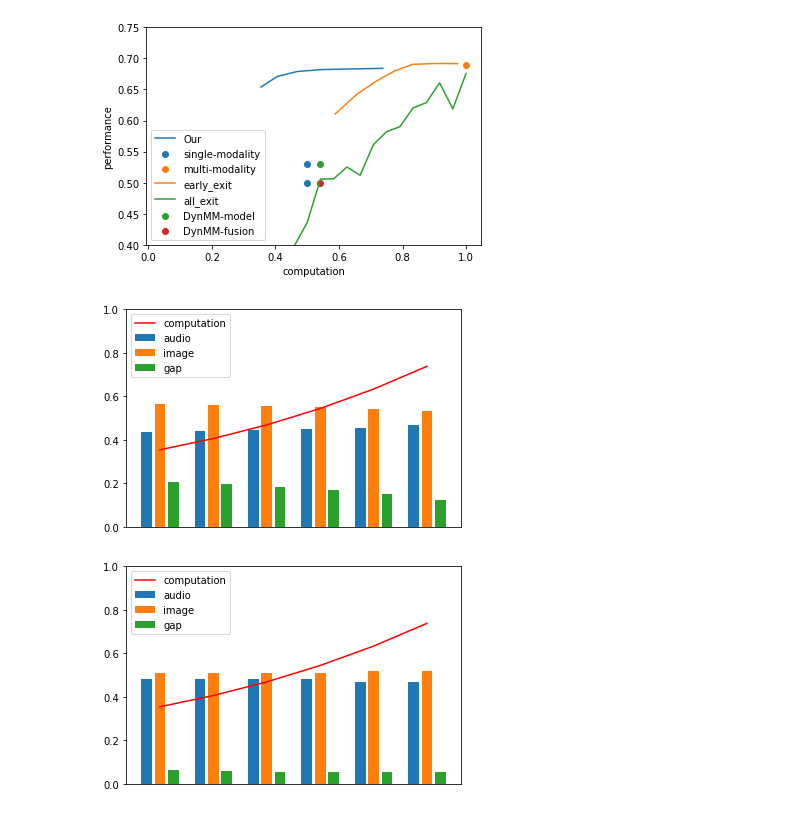
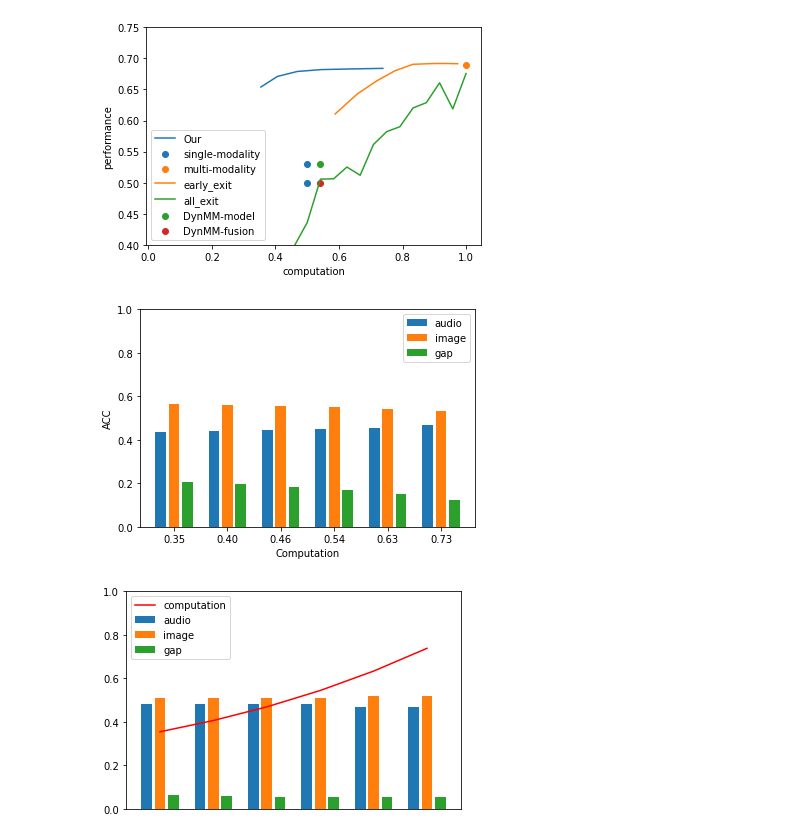
Before and after one commit to lixinghe1999/multi_modal, a Jupyter notebook: plot.ipynb, the cells around one changed output. Cells and saved outputs as stored; diff of their text form; code cells hidden in the pictures.

```diff
--- a/plot.ipynb
+++ b/plot.ipynb
@@ -45,20 +45,22 @@ plt.show()
 [figure]
 # %%
 ratio = [0.3, 0.4, 0.5, 0.6, 0.7, 0.8]
-computation = [(1 + r + r**2 + r**3)/4 for r in ratio]
+computation = [str((1 + r + r**2 + r**3)/4)[:4] for r in ratio]
 modality = [[0.43456122, 0.56543878, 0.20832791], [0.4387404,  0.5612596,  0.19698555],
             [0.44318426, 0.55681574, 0.18439523], [0.44848041, 0.55151959, 0.17053524],
             [0.45636093, 0.54363907, 0.15178096], [0.46759004, 0.53240996, 0.12514269]]
 plt.bar(range(0, 24, 4), [modality[i][0] for i in range(len(ratio))], label='audio')
 plt.bar(range(1, 24, 4), [modality[i][1] for i in range(len(ratio))], label='image')
 plt.bar(range(2, 24, 4), [modality[i][2] for i in range(len(ratio))], label='gap')
-plt.plot(range(1, 24, 4), computation, c='r', label='computation')
+# plt.plot(range(1, 24, 4), computation, c='r', label='computation')
 plt.legend()
 plt.ylim([0, 1])
-plt.xticks([])
+plt.ylabel('ACC')
+plt.xticks(range(1, 24, 4), computation)
+plt.xlabel('Computation')
 plt.show()
 # %% [output]
-[figure, old version]
+[figure, new version]
 # %%
 ratio = [0.3, 0.4, 0.5, 0.6, 0.7, 0.8]
 computation = [(1 + r + r**2 + r**3)/4 for r in ratio]
```
Also changed, not shown: parts of 1 cell of this notebook, 2 other files.
